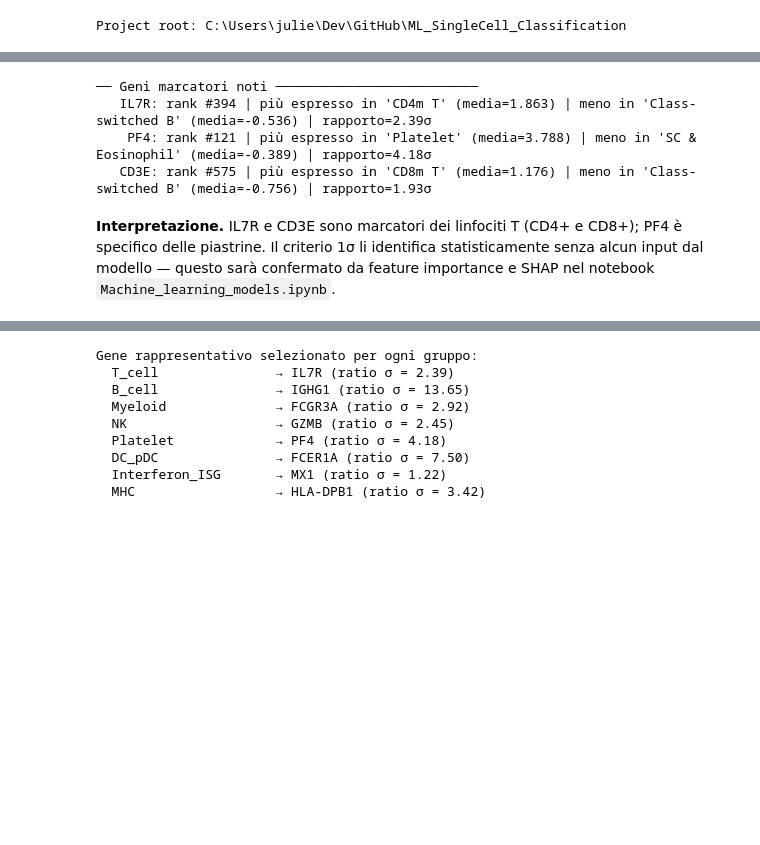
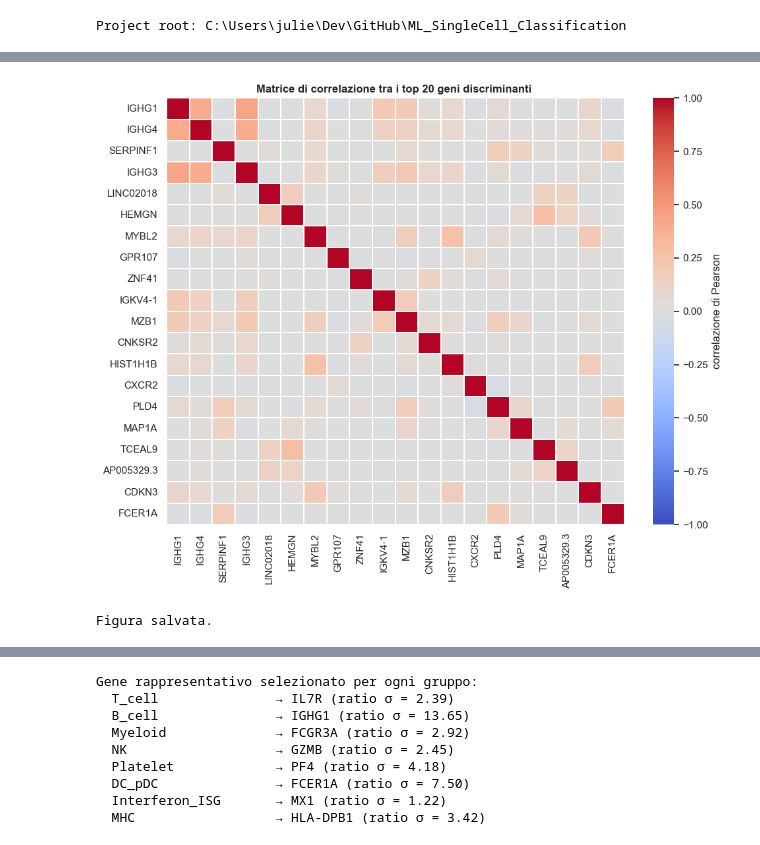
Before and after one commit to juliet4b/Single-Cell_RNA-seq_Classification, a Jupyter notebook: notebooks/EDA.ipynb, the cells around one changed output, grey strips where cells are left out. Saved outputs shown, nothing was run; the diff lists cells and outputs as text; code cells hidden in the pictures; blank space fills up the shorter version.

```diff
--- a/notebooks/EDA.ipynb
+++ b/notebooks/EDA.ipynb
@@ -206,20 +225,17 @@ dall'analisi statistica come marcatori delle classi attese (T-cell, Platelet), s
 # %%
-# Media per classe (righe = tipo cellulare, colonne = geni)
-df_tr = X_train.copy()
-df_tr["cell_type"] = y_train.values
-class_means = df_tr.groupby("cell_type").mean()
 global_std  = X_train.std()
 
 # Escursione tra classi per ogni gene
 spread = class_means.max(axis=0) - class_means.min(axis=0)
 ratio  = (spread / global_std).sort_values(ascending=False)
 
-n_signif = int((spread > global_std).sum())
+discriminanti = ratio[ratio > 1]
+n_signif = len(discriminanti)
 print(f"Geni con escursione > 1σ (discriminanti): {n_signif} su {X_train.shape[1]}")
 print(f"({n_signif/X_train.shape[1]*100:.1f}% dei geni totali)\n")
 
-# Tabella top 20
-top20 = ratio.head(20)
+# Top 20 tra i soli geni con rapporto_sigma > 1
+top20 = discriminanti.head(20)
 tabella = pd.DataFrame({
     "classe_max"    : class_means[top20.index].idxmax(),
     "media_max"     : class_means[top20.index].max().round(3),
@@ -229,7 +245,7 @@ tabella = pd.DataFrame({
     "sigma_globale" : global_std[top20.index].round(3),
     "rapporto_sigma": top20.round(3),
 })
-print("Top 20 geni più discriminanti:")
+print("Top 20 geni più discriminanti (tutti con rapporto_sigma > 1):")
 tabella
 # %% [output]
 Geni con escursione > 1σ (discriminanti): 1199 su 1976
@@ -253,31 +269,23 @@ Top 20 geni più discriminanti:
 | AP005329.3 | Class-switched B | 7.022 | CD4 T | -0.132 | 7.154 | 0.943 | 7.588 |
 | CDKN3 | IgG PB | 6.556 | CD4 T | -0.124 | 6.680 | 0.886 | 7.542 |
 | FCER1A | DC | 7.367 | NK | -0.101 | 7.469 | 0.995 | 7.505 |
-# %%
-# Verifica esplicita di alcuni geni marcatori noti
-geni_marcatori = ["IL7R", "PF4", "CD3E"]
-print("── Geni marcatori noti ──────────────────────────")
-for gene in geni_marcatori:
-    if gene not in ratio.index:
-        print(f"  {gene}: NON presente negli HVG del dataset")
-        continue
-    rank = int((ratio > ratio[gene]).sum()) + 1
-    cls_max = class_means[gene].idxmax()
-    cls_min = class_means[gene].idxmin()
-    val_max = class_means[gene].max()
-    val_min = class_means[gene].min()
-    print(f"  {gene:>5s}: rank #{rank:>3d} | "
-          f"più espresso in '{cls_max}' (media={val_max:.3f}) | "
-          f"meno in '{cls_min}' (media={val_min:.3f}) | "
-          f"rapporto={ratio[gene]:.2f}σ")
-# %% [output]
-── Geni marcatori noti ──────────────────────────
-   IL7R: rank #394 | più espresso in 'CD4m T' (media=1.863) | meno in 'Class-switched B' (media=-0.536) | rapporto=2.39σ
-    PF4: rank #121 | più espresso in 'Platelet' (media=3.788) | meno in 'SC & Eosinophil' (media=-0.389) | rapporto=4.18σ
-   CD3E: rank #575 | più espresso in 'CD8m T' (media=1.176) | meno in 'Class-switched B' (media=-0.756) | rapporto=1.93σ
-# %% [markdown]
-**Interpretazione.** IL7R e CD3E sono marcatori dei linfociti T (CD4+ e CD8+);
-PF4 è specifico delle piastrine. Il criterio 1σ li identifica statisticamente
-senza alcun input dal modello — questo sarà confermato da feature importance e SHAP
-nel notebook `Machine_learning_models.ipynb`.
+# %%
+# Correlazione tra top 20 discriminanti
+
+corr_top20 = X_train[top20.index].corr()
+
+fig, ax = plt.subplots(figsize=(10, 8))
+sns.heatmap(
+    corr_top20, annot=False, cmap="coolwarm", center=0, vmin=-1, vmax=1, ax=ax,
+    linewidths=0.2, cbar_kws={"label": "correlazione di Pearson"},
+)
+ax.set_title("Matrice di correlazione tra i top 20 geni discriminanti ",
+             fontsize=12, fontweight="bold")
+plt.tight_layout()
+fig.savefig(FIGURES_DIR / "eda_corr_top20_discriminanti.png", dpi=150, bbox_inches="tight")
+plt.show()
+print("Figura salvata.")
+# %% [output]
+[figure, added]
+Figura salvata.
 # %% [markdown]
```
Also changed, not shown: parts of 36 cells of this notebook, 4 other files.
